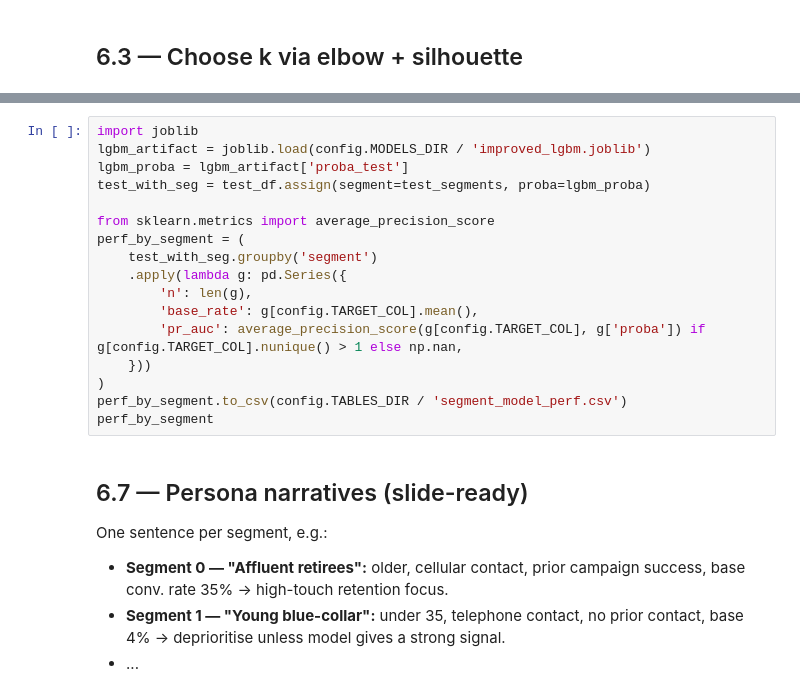
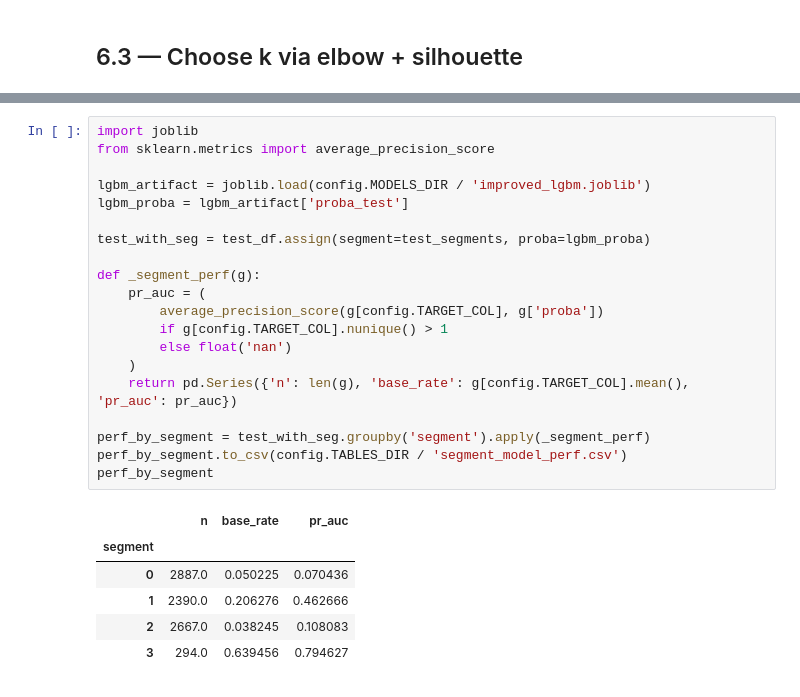
Before and after one commit to Jasper040/Project-4-prediction-framework, a Jupyter notebook: notebooks/06_segmentation.ipynb, the cells around one changed output, grey strips where cells are left out. Cells and saved outputs as stored; diff of their text form.

```diff
--- a/notebooks/06_segmentation.ipynb
+++ b/notebooks/06_segmentation.ipynb
@@ -87,27 +192,27 @@ human review)?
 # %%
 import joblib
+from sklearn.metrics import average_precision_score
+
 lgbm_artifact = joblib.load(config.MODELS_DIR / 'improved_lgbm.joblib')
 lgbm_proba = lgbm_artifact['proba_test']
+
 test_with_seg = test_df.assign(segment=test_segments, proba=lgbm_proba)
 
-from sklearn.metrics import average_precision_score
-perf_by_segment = (
-    test_with_seg.groupby('segment')
-    .apply(lambda g: pd.Series({
-        'n': len(g),
-        'base_rate': g[config.TARGET_COL].mean(),
-        'pr_auc': average_precision_score(g[config.TARGET_COL], g['proba']) if g[config.TARGET_COL].nunique() > 1 else np.nan,
-    }))
-)
+def _segment_perf(g):
+    pr_auc = (
+        average_precision_score(g[config.TARGET_COL], g['proba'])
+        if g[config.TARGET_COL].nunique() > 1
+        else float('nan')
+    )
+    return pd.Series({'n': len(g), 'base_rate': g[config.TARGET_COL].mean(), 'pr_auc': pr_auc})
+
+perf_by_segment = test_with_seg.groupby('segment').apply(_segment_perf)
 perf_by_segment.to_csv(config.TABLES_DIR / 'segment_model_perf.csv')
 perf_by_segment
+# %% [output]
+|  | n | base_rate | pr_auc |
+| segment |  |  |  |
+| 0 | 2887.0 | 0.050225 | 0.070436 |
+| 1 | 2390.0 | 0.206276 | 0.462666 |
+| 2 | 2667.0 | 0.038245 | 0.108083 |
+| 3 | 294.0 | 0.639456 | 0.794627 |
-# %% [markdown]
-## 6.7 — Persona narratives (slide-ready)
-
-One sentence per segment, e.g.:
-
-- **Segment 0 — "Affluent retirees":** older, cellular contact, prior
-  campaign success, base conv. rate 35% → high-touch retention focus.
-- **Segment 1 — "Young blue-collar":** under 35, telephone contact,
-  no prior contact, base 4% → deprioritise unless model gives a strong signal.
-- ...
```
Also changed, not shown: parts of 10 cells of this notebook, 4 other files.
